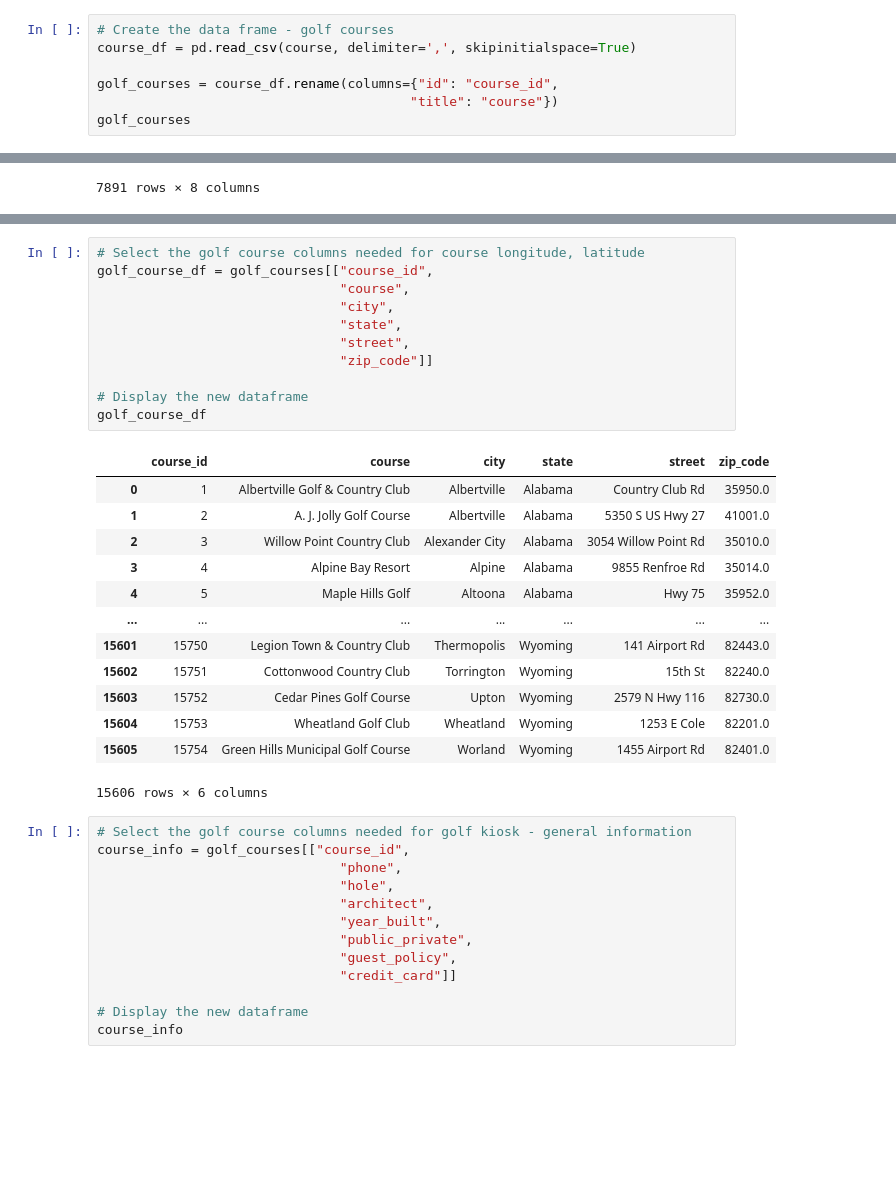
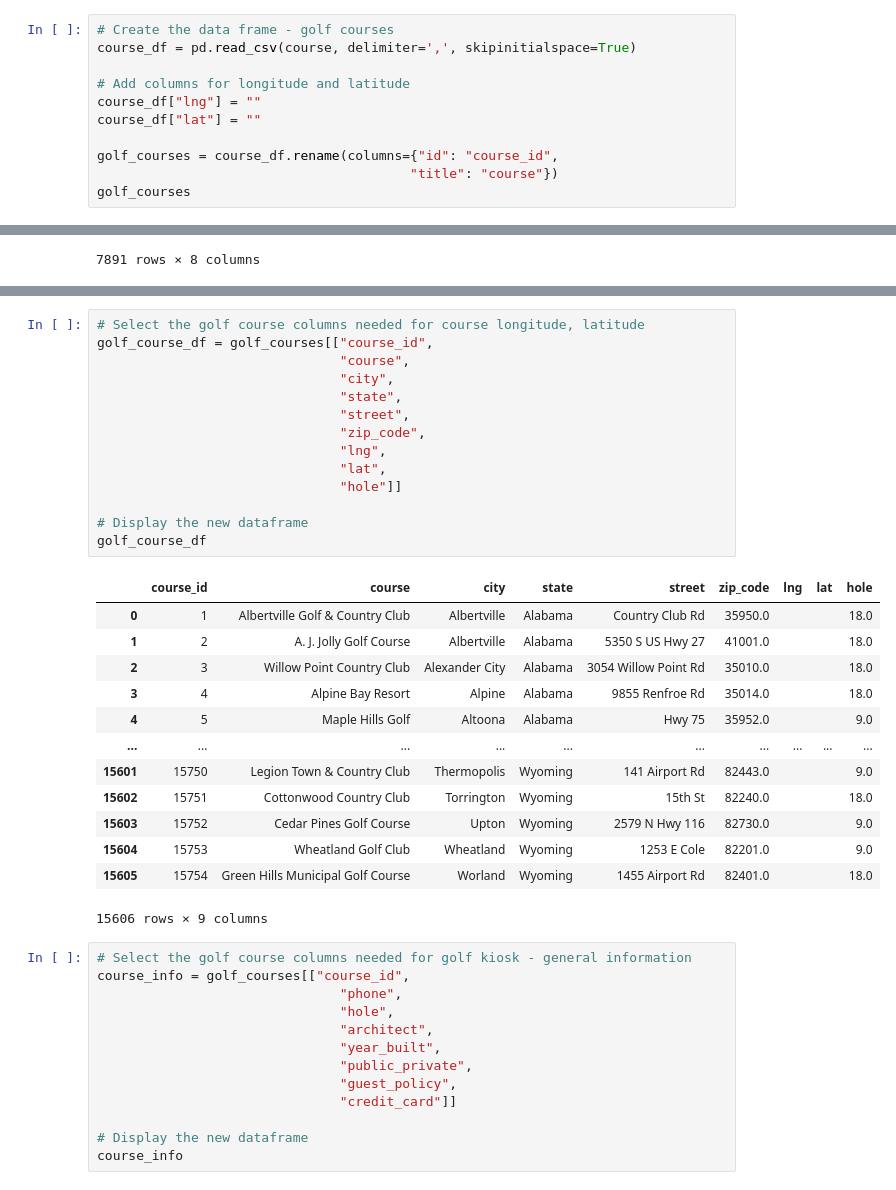
Before and after one commit to emilyfrels/project-2, a Jupyter notebook: golf_details.ipynb, the cells around one changed output, grey strips where cells are left out. Saved outputs shown, nothing was run; the diff lists cells and outputs as text; blank space fills up the shorter version.

```diff
--- a/golf_details.ipynb
+++ b/golf_details.ipynb
@@ -26,6 +31,10 @@ input_csv.shape
 # Create the data frame - golf courses
 course_df = pd.read_csv(course, delimiter=',', skipinitialspace=True)
 
+# Add columns for longitude and latitude
+course_df["lng"] = ""
+course_df["lat"] = ""
+
 golf_courses = course_df.rename(columns={"id": "course_id",
                                         "title": "course"})
 golf_courses
@@ -153,28 +162,31 @@ golf_courses
 # %%
 # Select the golf course columns needed for course longitude, latitude
 golf_course_df = golf_courses[["course_id",
                                "course",
                                "city",
                                "state",
                                "street",
-                               "zip_code"]]
+                               "zip_code",
+                               "lng",
+                               "lat",
+                               "hole"]]
 
 # Display the new dataframe
 golf_course_df
 # %% [output]
-|  | course_id | course | city | state | street | zip_code |
-| 0 | 1 | Albertville Golf & Country Club | Albertville | Alabama | Country Club Rd | 35950.0 |
-| 1 | 2 | A. J. Jolly Golf Course | Albertville | Alabama | 5350 S US Hwy 27 | 41001.0 |
-| 2 | 3 | Willow Point Country Club | Alexander City | Alabama | 3054 Willow Point Rd | 35010.0 |
-| 3 | 4 | Alpine Bay Resort | Alpine | Alabama | 9855 Renfroe Rd | 35014.0 |
-| 4 | 5 | Maple Hills Golf | Altoona | Alabama | Hwy 75 | 35952.0 |
-| ... | ... | ... | ... | ... | ... | ... |
-| 15601 | 15750 | Legion Town & Country Club | Thermopolis | Wyoming | 141 Airport Rd | 82443.0 |
-| 15602 | 15751 | Cottonwood Country Club | Torrington | Wyoming | 15th St | 82240.0 |
-| 15603 | 15752 | Cedar Pines Golf Course | Upton | Wyoming | 2579 N Hwy 116 | 82730.0 |
-| 15604 | 15753 | Wheatland Golf Club | Wheatland | Wyoming | 1253 E Cole | 82201.0 |
-| 15605 | 15754 | Green Hills Municipal Golf Course | Worland | Wyoming | 1455 Airport Rd | 82401.0 |
+|  | course_id | course | city | state | street | zip_code | lng | lat | hole |
+| 0 | 1 | Albertville Golf & Country Club | Albertville | Alabama | Country Club Rd | 35950.0 |  |  | 18.0 |
+| 1 | 2 | A. J. Jolly Golf Course | Albertville | Alabama | 5350 S US Hwy 27 | 41001.0 |  |  | 18.0 |
+| 2 | 3 | Willow Point Country Club | Alexander City | Alabama | 3054 Willow Point Rd | 35010.0 |  |  | 18.0 |
+| 3 | 4 | Alpine Bay Resort | Alpine | Alabama | 9855 Renfroe Rd | 35014.0 |  |  | 18.0 |
+| 4 | 5 | Maple Hills Golf | Altoona | Alabama | Hwy 75 | 35952.0 |  |  | 9.0 |
+| ... | ... | ... | ... | ... | ... | ... | ... | ... | ... |
+| 15601 | 15750 | Legion Town & Country Club | Thermopolis | Wyoming | 141 Airport Rd | 82443.0 |  |  | 9.0 |
+| 15602 | 15751 | Cottonwood Country Club | Torrington | Wyoming | 15th St | 82240.0 |  |  | 18.0 |
+| 15603 | 15752 | Cedar Pines Golf Course | Upton | Wyoming | 2579 N Hwy 116 | 82730.0 |  |  | 9.0 |
+| 15604 | 15753 | Wheatland Golf Club | Wheatland | Wyoming | 1253 E Cole | 82201.0 |  |  | 9.0 |
+| 15605 | 15754 | Green Hills Municipal Golf Course | Worland | Wyoming | 1455 Airport Rd | 82401.0 |  |  | 18.0 |
-15606 rows × 6 columns
+15606 rows × 9 columns
 # %%
 # Select the golf course columns needed for golf kiosk - general information
 course_info = golf_courses[["course_id",
```
Also changed, not shown: parts of 9 cells of this notebook, 1 other file.
